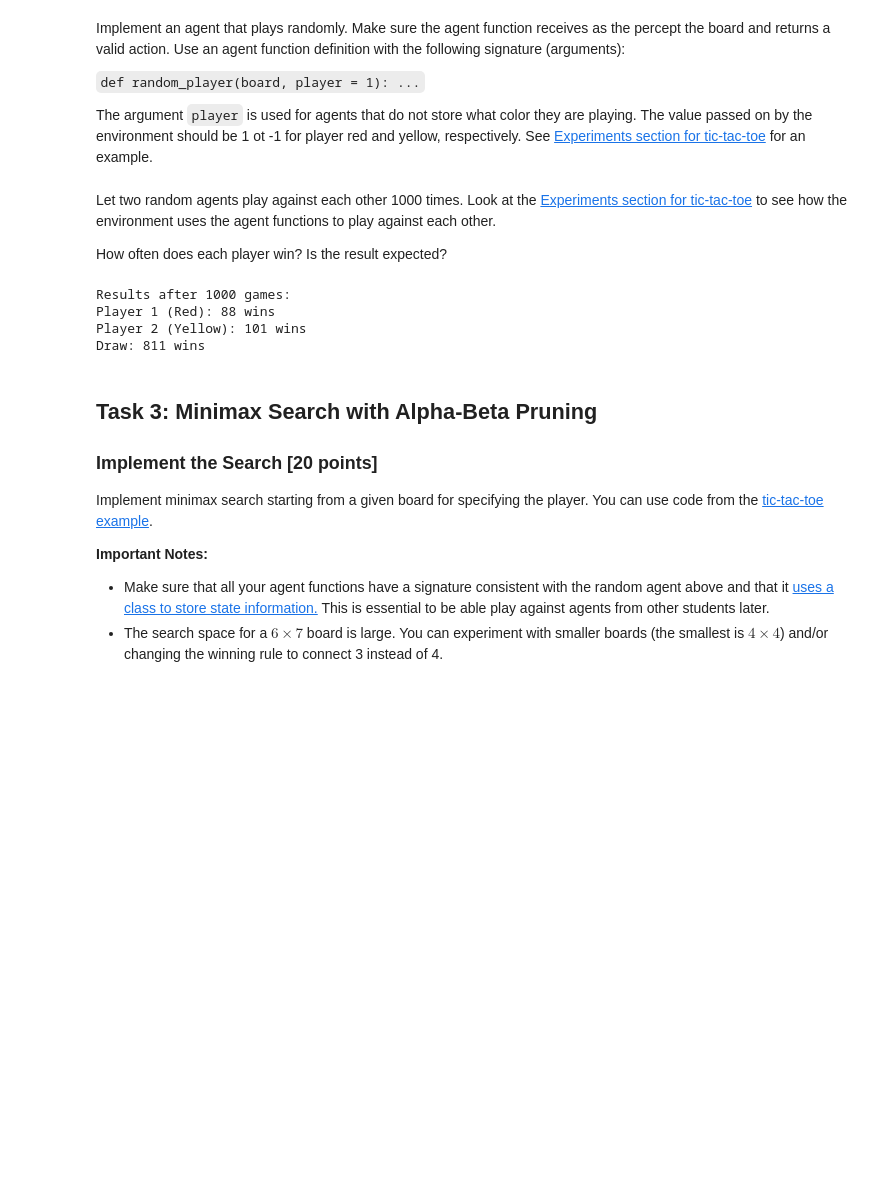
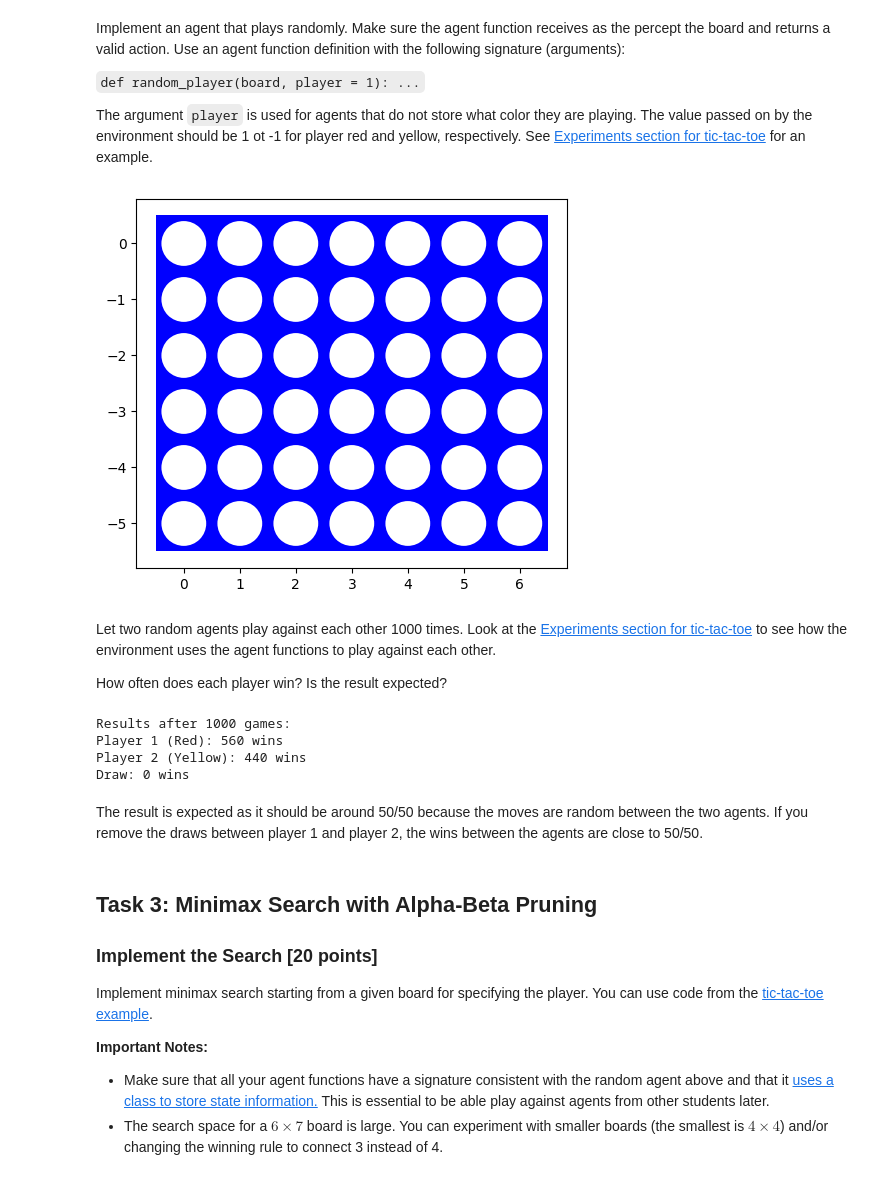
Before and after one commit to ephraim888sun/connect_4, a Jupyter notebook: assignment_connect4.ipynb, the cells around one changed output. Cells and saved outputs as stored; diff of their text form; code cells hidden in the pictures; blank space fills up the shorter version.

```diff
--- a/assignment_connect4.ipynb
+++ b/assignment_connect4.ipynb
@@ -176,21 +187,29 @@ The argument `player` is used for agents that do not store what color they are p
 # %%
 import random
 
 def random_player(board, player=1):
     empty_squares = np.where(board[0] == 0)[0].tolist()
     action = random.choice(empty_squares)
     return action
+
+board = empty_board()
+next_move = random_player(board, player=1)
+visualize(board)
+# %% [output]
+[figure, added]
 # %% [markdown]
 Let two random agents play against each other 1000 times. Look at the [Experiments section for tic-tac-toe](https://nbviewer.org/github/mhahsler/CS7320-AI/blob/master/Games/tictactoe_and_or_tree_search.ipynb#Experiments) to see how the environment uses the agent functions to play against each other.
 
 How often does each player win? Is the result expected?
 # %%
-def play_game():
+def play_game(player1, player2):
     board = empty_board()
-    players = [random_player, random_player]
     current_player = 1
     while not terminal(board):
-        action = players[current_player](board, current_player)
+        if current_player == 1:
+            action = player1(board, player=1)
+        else:
+            action = player2(board, player=-1)
         board = result(board, action, current_player)
         current_player *= -1
     return utility(board)
@@ -200,7 +219,7 @@ num_games = 1000
 results = {"Player 1 (Red)": 0, "Player 2 (Yellow)": 0, "Draw": 0}
 
 for _ in range(num_games):
-    game_result = play_game()
+    game_result = play_game(random_player, random_player)
     if game_result == 1:
         results["Player 1 (Red)"] += 1
     elif game_result == -1:
@@ -213,9 +232,11 @@ for player, num_wins in results.items():
     print("{}: {} wins".format(player, num_wins))
 # %% [output]
 Results after 1000 games:
-Player 1 (Red): 88 wins
-Player 2 (Yellow): 101 wins
-Draw: 811 wins
+Player 1 (Red): 560 wins
+Player 2 (Yellow): 440 wins
+Draw: 0 wins
+# %% [markdown]
+The result is expected as it should be around 50/50 because the moves are random between the two agents. If you remove the draws between player 1 and player 2, the wins between the agents are close to 50/50.
 # %% [markdown]
 ## Task 3: Minimax Search with Alpha-Beta Pruning
 
```
Also changed, not shown: parts of 22 cells of this notebook, 1 other file.
